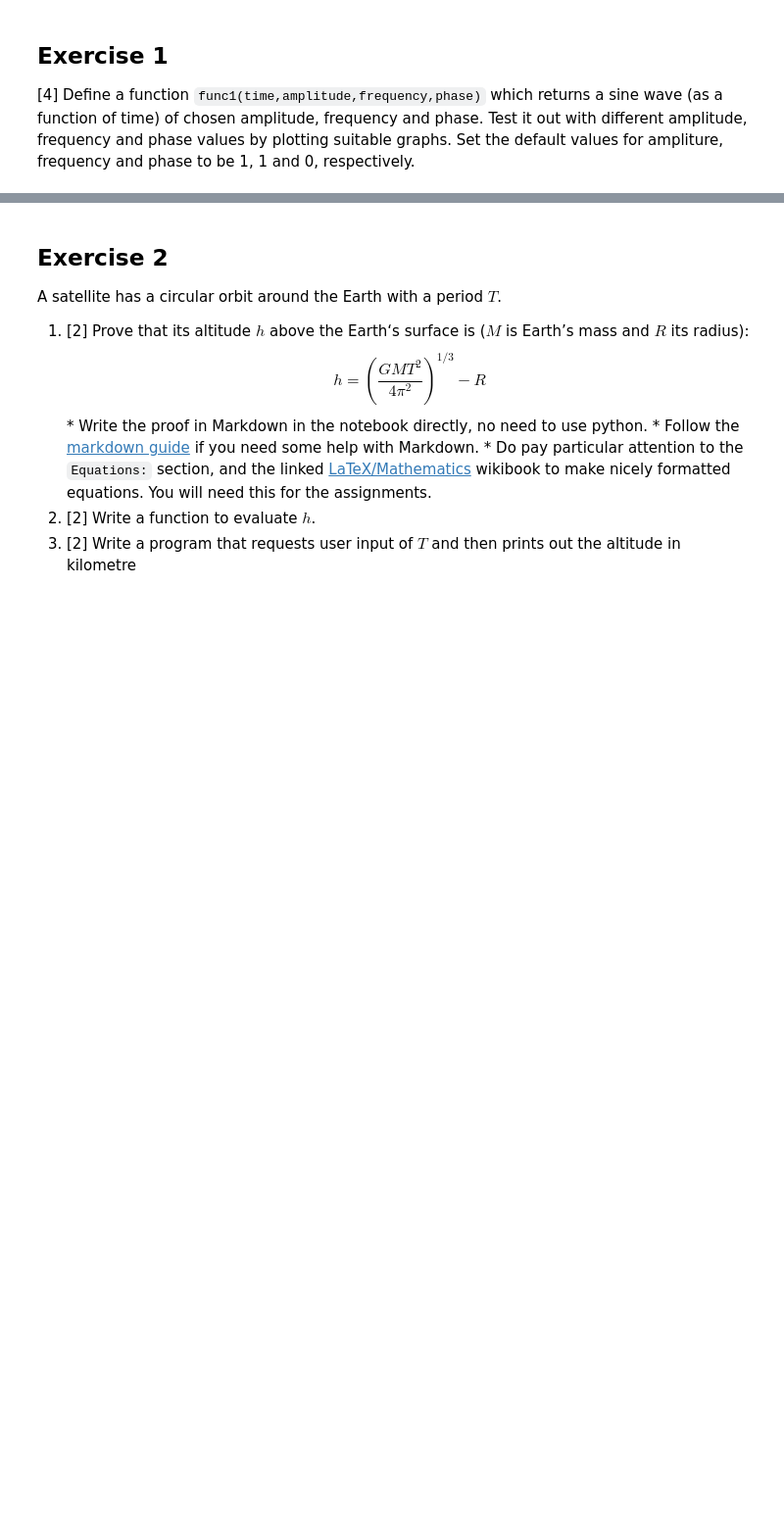
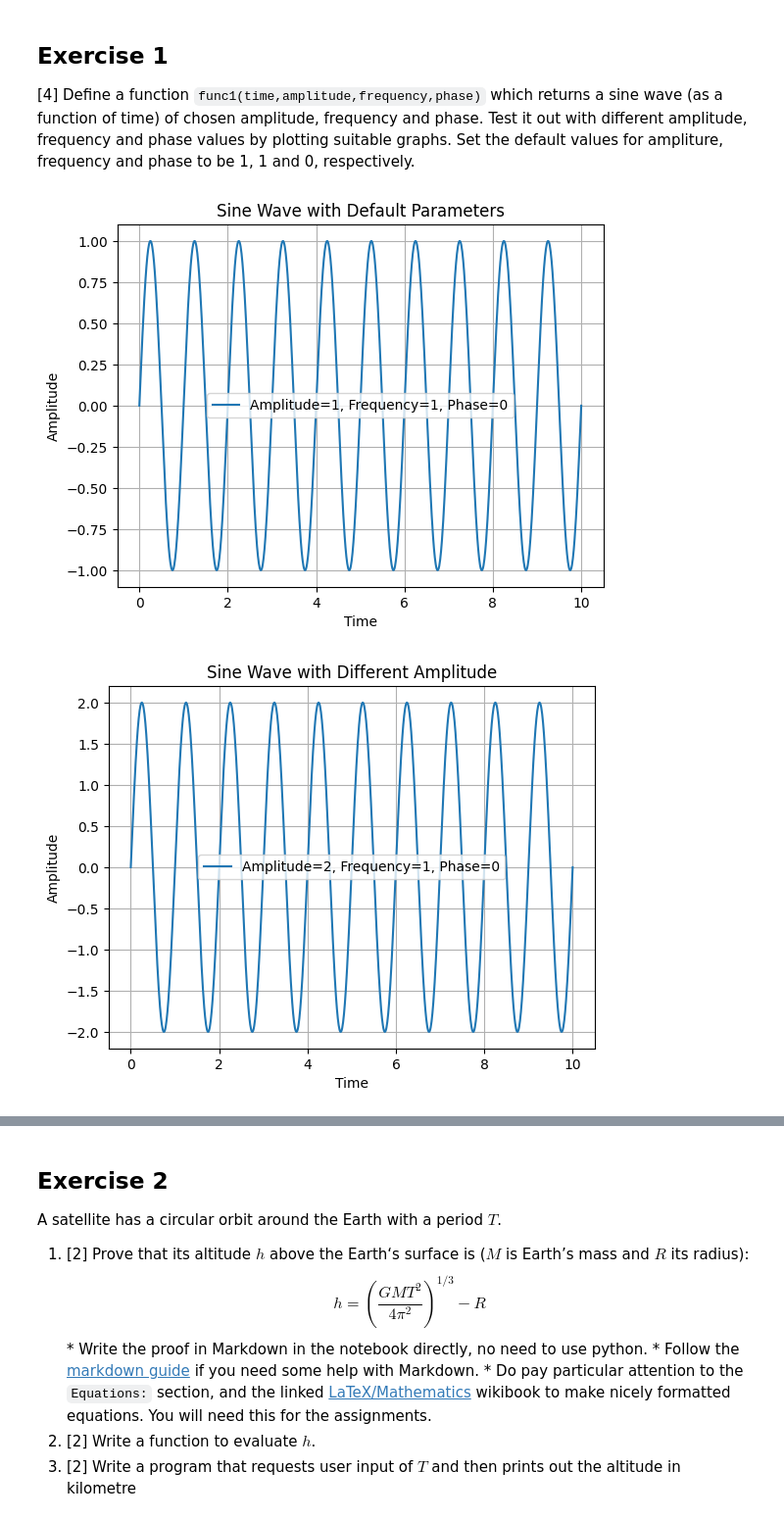
Before and after one commit to PX2145-2025/week-2-b-w-dummett, a Jupyter notebook: Functions.ipynb, the cells around one changed output, grey strips where cells are left out. Shown: that part at 98% size. Drawn from its saved outputs; the diff is of its cells as text; code cells hidden in the pictures; blank space fills up the shorter version.

```diff
--- a/Functions.ipynb
+++ b/Functions.ipynb
@@ -272,3 +318,65 @@ Use the `anglesutils` module you just created to plot that function from $t=0\,\
 ## Exercise 1
 
 [4] Define a function `func1(time,amplitude,frequency,phase)` which returns a sine wave (as a function of time) of chosen amplitude, frequency and phase. Test it out with different amplitude, frequency and phase values by plotting suitable graphs. Set the default values for ampliture, frequency and phase to be 1, 1 and 0, respectively.
+# %%
+import numpy as np
+import matplotlib.pyplot as plt
+
+def func1(time, amplitude=1, frequency=1, phase=0):
+    """
+    Returns a sine wave as a function of time with specified amplitude, frequency, and phase.
+
+    Args:
+        time: The time variable (can be a single value or a numpy array).
+        amplitude: The amplitude of the sine wave (default is 1).
+        frequency: The frequency of the sine wave (default is 1).
+        phase: The phase of the sine wave (default is 0).
+
+    Returns:
+        The value(s) of the sine wave at the given time(s).
+    """
+    return amplitude * np.sin(2 * np.pi * frequency * time + phase)
+
+# Test the function with different parameters
+time = np.linspace(0, 10, 1000) # 10 seconds of time data
+
+# Default parameters
+plt.figure()
+plt.plot(time, func1(time), label='Amplitude=1, Frequency=1, Phase=0')
+plt.xlabel('Time')
+plt.ylabel('Amplitude')
+plt.title('Sine Wave with Default Parameters')
+plt.legend()
+plt.grid(True)
+
+# Different amplitude
+plt.figure()
+plt.plot(time, func1(time, amplitude=2), label='Amplitude=2, Frequency=1, Phase=0')
+plt.xlabel('Time')
+plt.ylabel('Amplitude')
+plt.title('Sine Wave with Different Amplitude')
+plt.legend()
+plt.grid(True)
+
+# Different frequency
+plt.figure()
+plt.plot(time, func1(time, frequency=0.5), label='Amplitude=1, Frequency=0.5, Phase=0')
+plt.xlabel('Time')
+plt.ylabel('Amplitude')
+plt.title('Sine Wave with Different Frequency')
+plt.legend()
+plt.grid(True)
+
+# Different phase
+plt.figure()
+plt.plot(time, func1(time, phase=np.pi/2), label='Amplitude=1, Frequency=1, Phase=pi/2')
+plt.xlabel('Time')
+plt.ylabel('Amplitude')
+plt.title('Sine Wave with Different Phase')
+plt.legend()
+plt.grid(True)
+
+plt.show()
+# %% [output]
+[figure, added]
+[figure, added]
```
Also changed, not shown: parts of 11 cells of this notebook.
